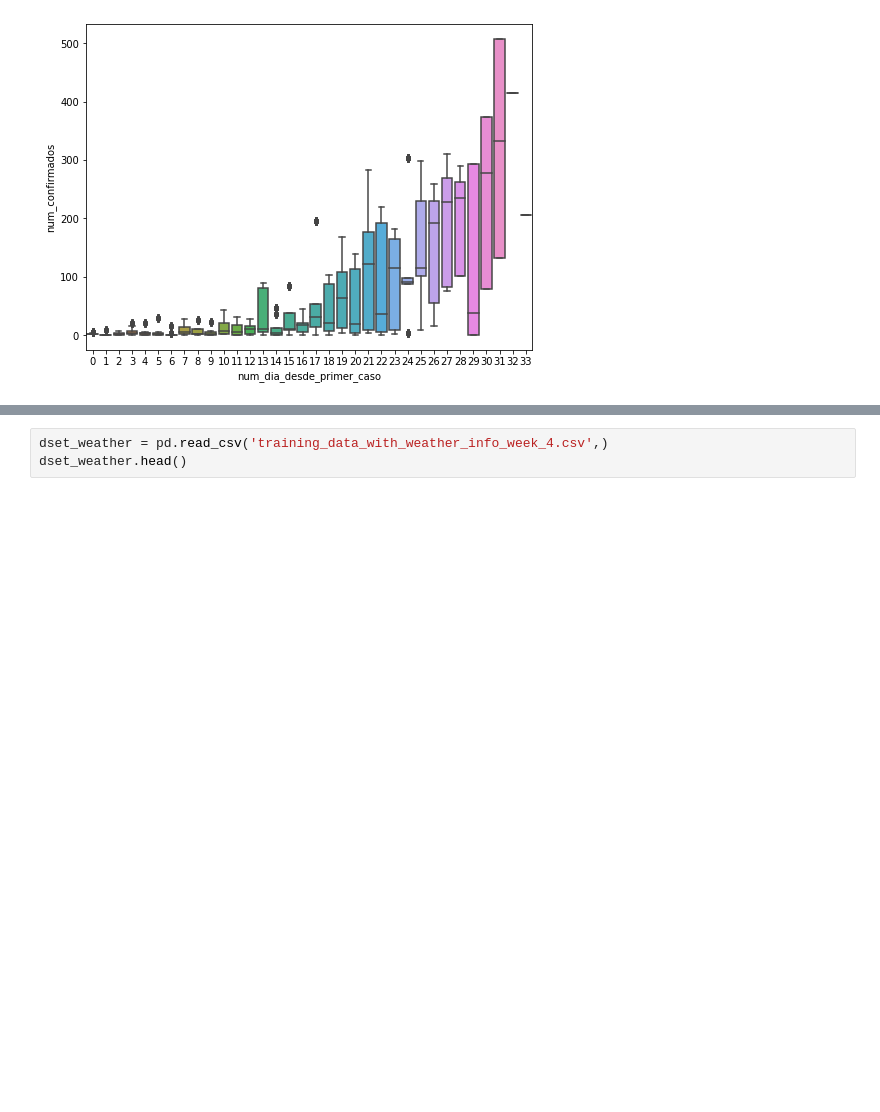
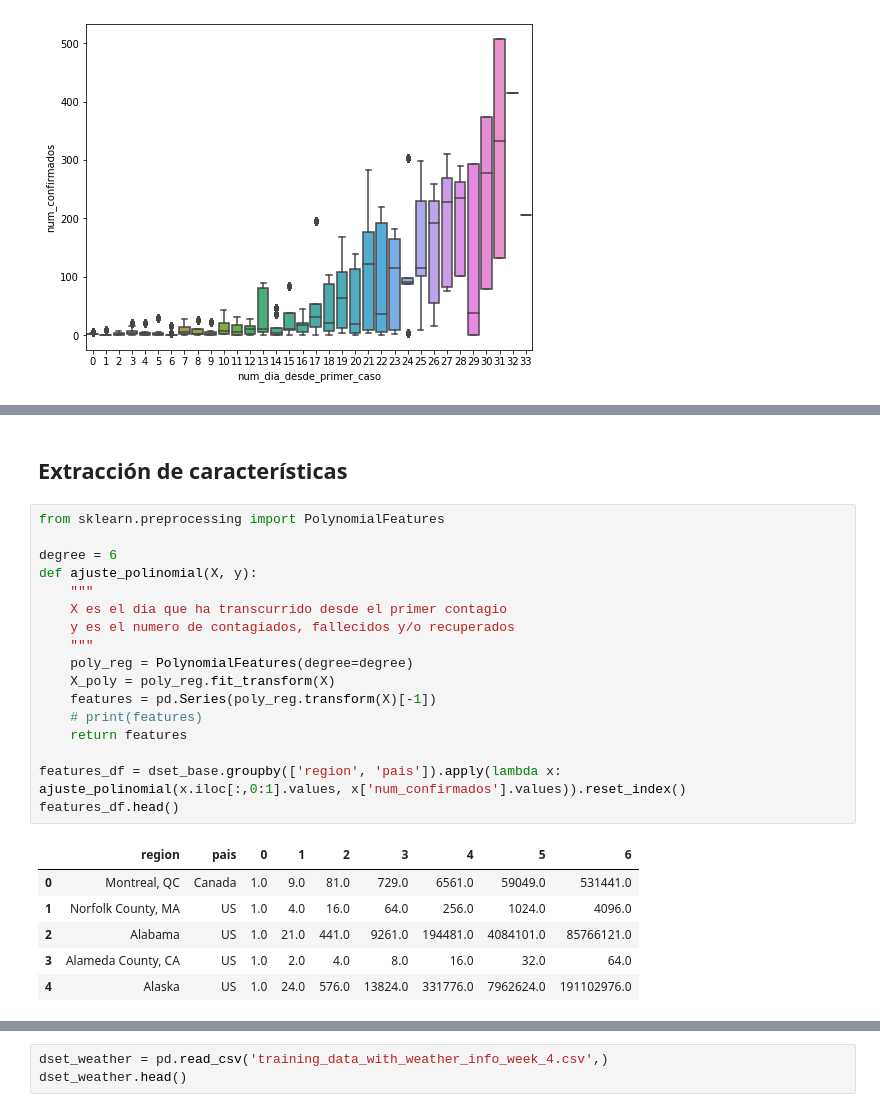
Before and after one commit to joseespinadote/proyecto_intro_mineria, a Jupyter notebook: sandbox-exploratorio.ipynb, the cells around one changed output, grey strips where cells are left out. Cells and saved outputs as stored; diff of their text form; blank space fills up the shorter version.

```diff
--- a/sandbox-exploratorio.ipynb
+++ b/sandbox-exploratorio.ipynb
@@ -94,3 +94,29 @@ dset.corr()
 | gini | 0.148499 | -0.106842 | -0.099446 | -0.037580 | -0.032245 | ... |
 | population | 0.283472 | -0.088757 | -0.078123 | 0.009943 | 0.018526 | ... |
 | taza(muerte/1000) | -0.034904 | 0.102595 | 0.087643 | 0.065406 | 0.082999 | ... |
+# %% [markdown]
+## Extracción de características
+# %%
+from sklearn.preprocessing import PolynomialFeatures
+
+degree = 6
+def ajuste_polinomial(X, y):
+    """
+    X es el dia que ha transcurrido desde el primer contagio
+    y es el numero de contagiados, fallecidos y/o recuperados
+    """
+    poly_reg = PolynomialFeatures(degree=degree)
+    X_poly = poly_reg.fit_transform(X)
+    features = pd.Series(poly_reg.transform(X)[-1])
+    # print(features)
+    return features
+
+features_df = dset_base.groupby(['region', 'pais']).apply(lambda x: ajuste_polinomial(x.iloc[:,0:1].values, x['num_confirmados'].values)).reset_index()
+features_df.head()
+# %% [output]
+|  | region | pais | 0 | 1 | 2 | 3 | 4 | 5 | 6 |
+| 0 | Montreal, QC | Canada | 1.0 | 9.0 | 81.0 | 729.0 | 6561.0 | 59049.0 | 531441.0 |
+| 1 | Norfolk County, MA | US | 1.0 | 4.0 | 16.0 | 64.0 | 256.0 | 1024.0 | 4096.0 |
+| 2 | Alabama | US | 1.0 | 21.0 | 441.0 | 9261.0 | 194481.0 | 4084101.0 | 85766121.0 |
+| 3 | Alameda County, CA | US | 1.0 | 2.0 | 4.0 | 8.0 | 16.0 | 32.0 | 64.0 |
+| 4 | Alaska | US | 1.0 | 24.0 | 576.0 | 13824.0 | 331776.0 | 7962624.0 | 191102976.0 |
```
Also changed, not shown: parts of 12 cells of this notebook.
